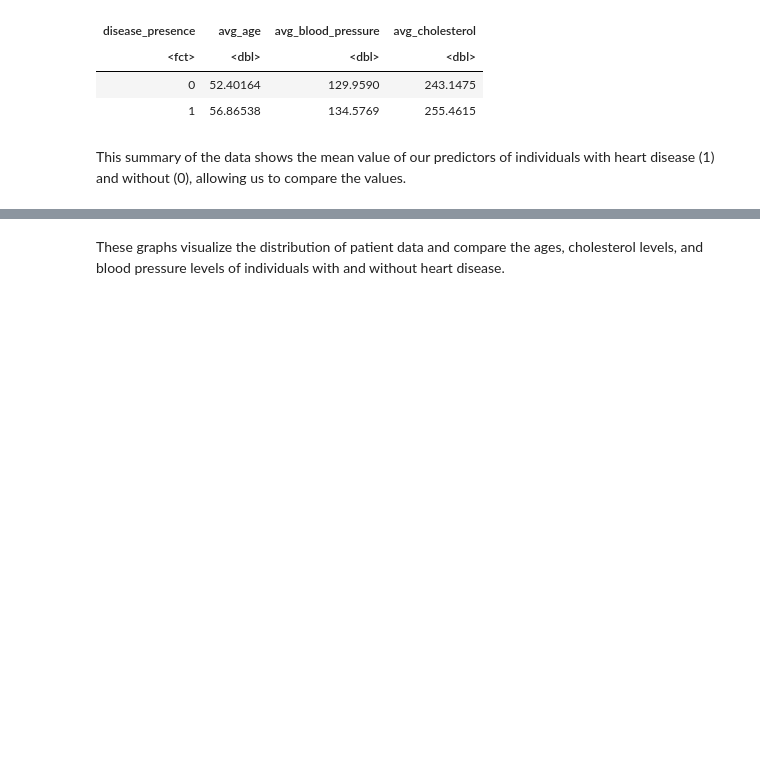
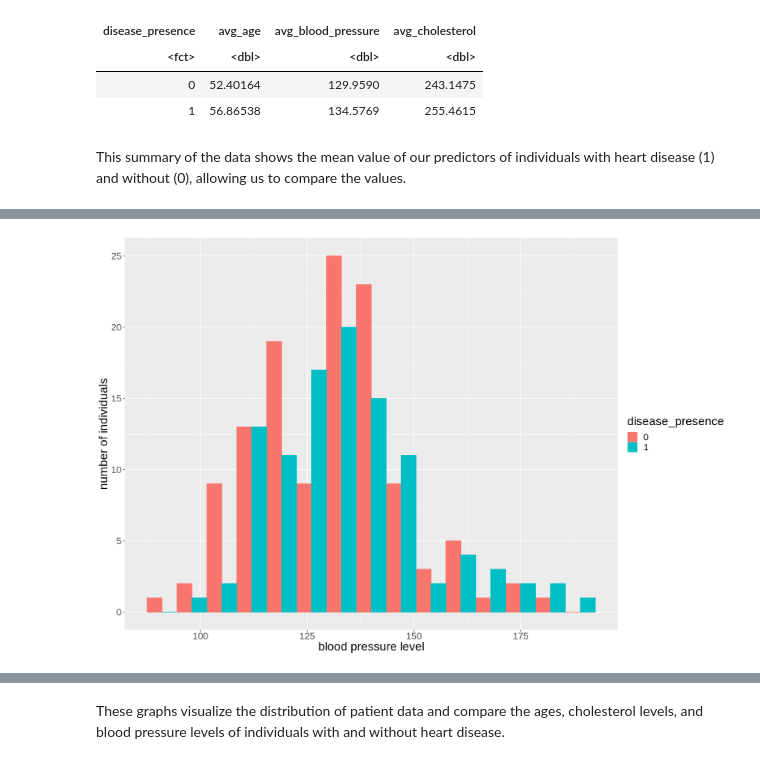
Before and after one commit to ValerieAldunce/dsci_project, a Jupyter notebook: FINAL_PROJECT.ipynb, the cells around one changed output, grey strips where cells are left out. Cells and saved outputs as stored; diff of their text form; code cells hidden in the pictures; blank space fills up the shorter version.

```diff
--- a/FINAL_PROJECT.ipynb
+++ b/FINAL_PROJECT.ipynb
@@ -128,0 +109,10 @@ disease.cholesterol_plot
+# %%
+options(repr.plot.width = 15, repr.plot.height = 10)
+disease.bloodpressure_plot <- ggplot(disease_training, aes(x=blood_pressure, fill=disease_presence, color=disease_presence)) +
+         geom_histogram(position = "dodge",bins=15)+
+          xlab("blood pressure level") +
+          ylab("number of individuals") +
+          theme(text = element_text(size = 20))
+disease.bloodpressure_plot
+# %% [output]
+[figure, added]
```
Also changed, not shown: parts of 5 cells of this notebook.
